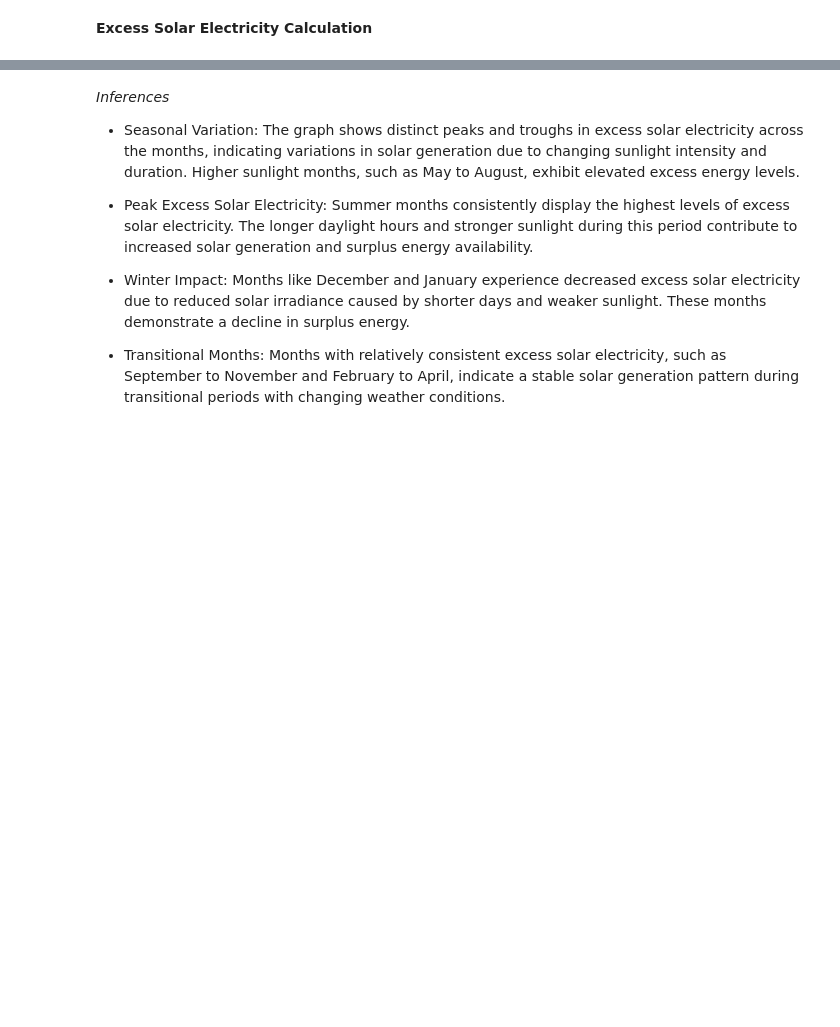
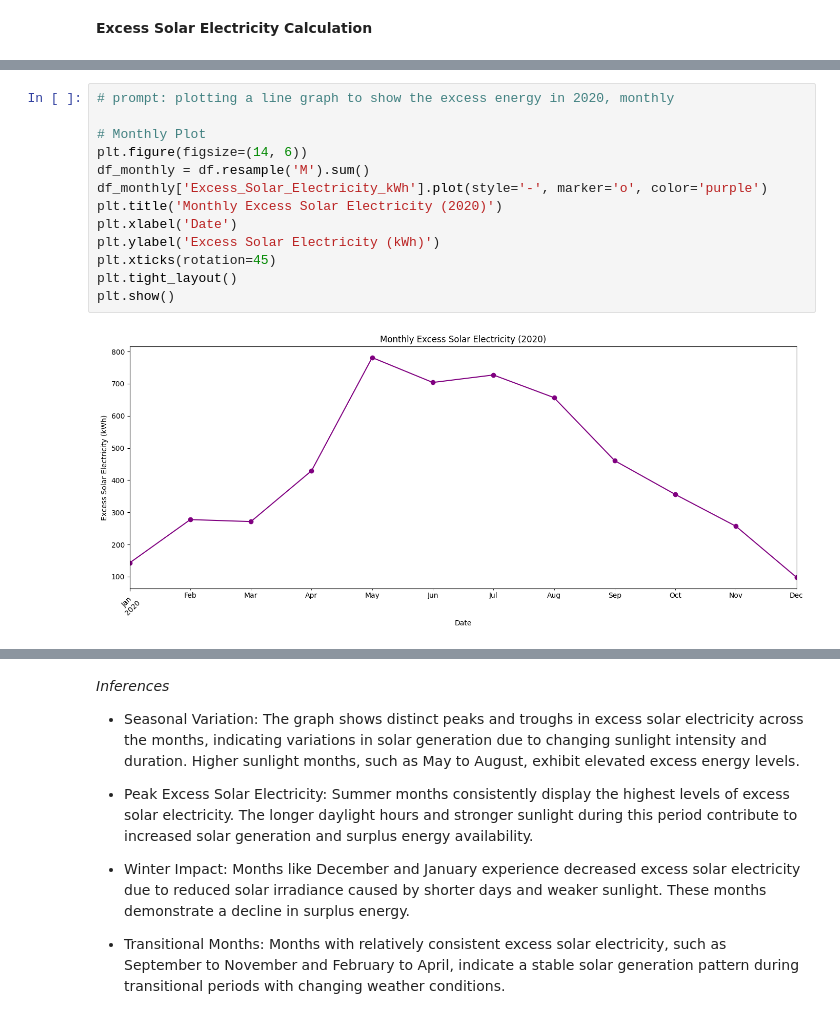
Before and after one commit to paulmachau/Solar-power-Valuation-output, a Jupyter notebook: power_generation (3).ipynb, the cells around one changed output, grey strips where cells are left out. Saved outputs shown, nothing was run; the diff lists cells and outputs as text; blank space fills up the shorter version.

```diff
--- a/power_generation (3).ipynb
+++ b/power_generation (3).ipynb
@@ -507,3 +568,18 @@ df.head(10)
+# %%
+# prompt: plotting a line graph to show the excess energy in 2020, monthly
+
+# Monthly Plot
+plt.figure(figsize=(14, 6))
+df_monthly = df.resample('M').sum()
+df_monthly['Excess_Solar_Electricity_kWh'].plot(style='-', marker='o', color='purple')
+plt.title('Monthly Excess Solar Electricity (2020)')
+plt.xlabel('Date')
+plt.ylabel('Excess Solar Electricity (kWh)')
+plt.xticks(rotation=45)
+plt.tight_layout()
+plt.show()
+# %% [output]
+[figure, added]
 # %%
 # Resample data at daily and monthly intervals
 daily_excess = df['Excess_Solar_Electricity_kWh'].resample('D').sum()
```
Also changed, not shown: parts of 16 cells of this notebook.
